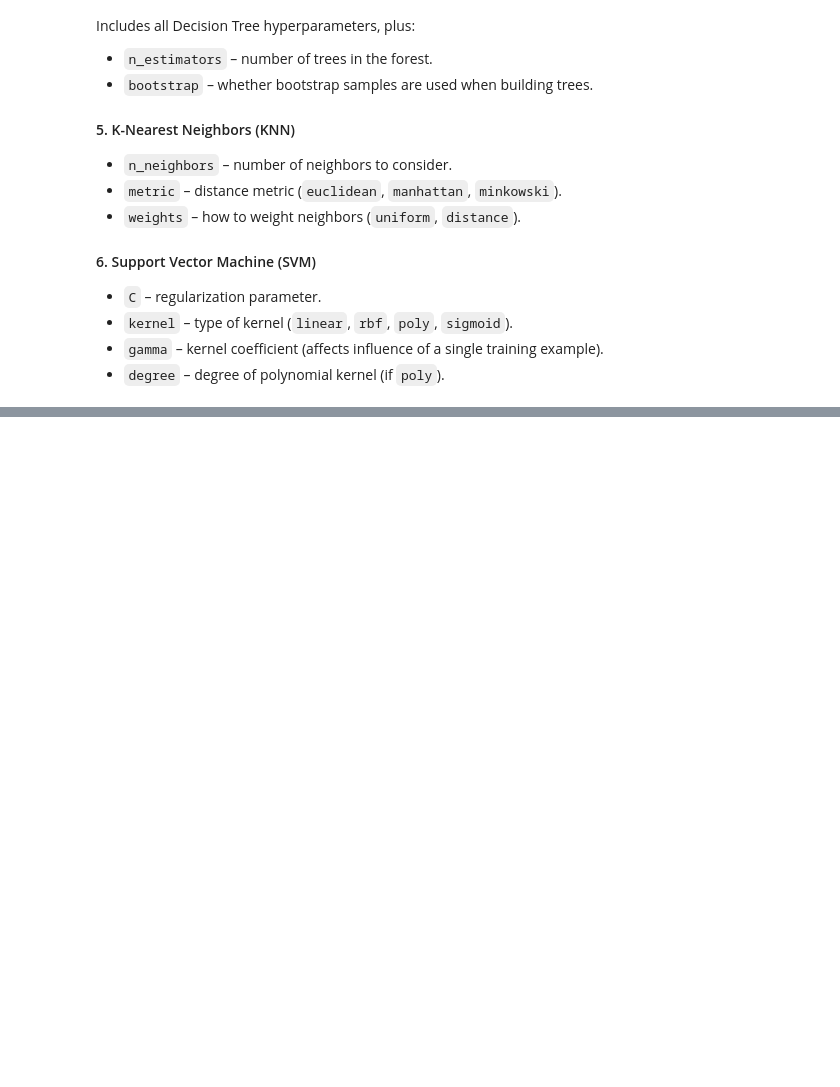
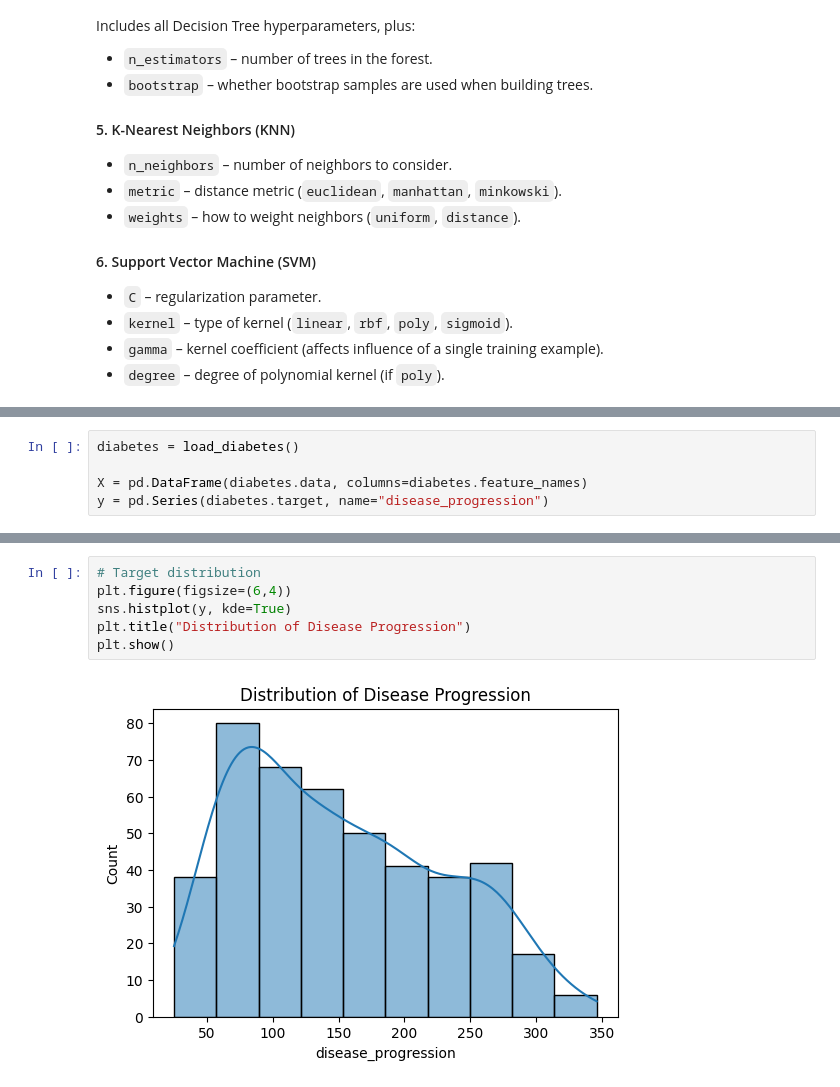
Before and after one commit to bonareri/data-science-class, a Jupyter notebook: 06-Machine_Learning/11.Hyperparameter_tuning.ipynb, the cells around one changed output, grey strips where cells are left out. Drawn from its saved outputs; the diff is of its cells as text; blank space fills up the shorter version.

```diff
--- a/06-Machine_Learning/11.Hyperparameter_tuning.ipynb
+++ b/06-Machine_Learning/11.Hyperparameter_tuning.ipynb
@@ -84,0 +105,5 @@ Includes all Decision Tree hyperparameters, plus:
+# %%
+diabetes = load_diabetes()
+
+X = pd.DataFrame(diabetes.data, columns=diabetes.feature_names)
+y = pd.Series(diabetes.target, name="disease_progression")
@@ -84,0 +130,8 @@ Includes all Decision Tree hyperparameters, plus:
+# %%
+# Target distribution
+plt.figure(figsize=(6,4))
+sns.histplot(y, kde=True)
+plt.title("Distribution of Disease Progression")
+plt.show()
+# %% [output]
+[figure, added]
```
Also changed, not shown: parts of 26 cells of this notebook, 4 other files.
